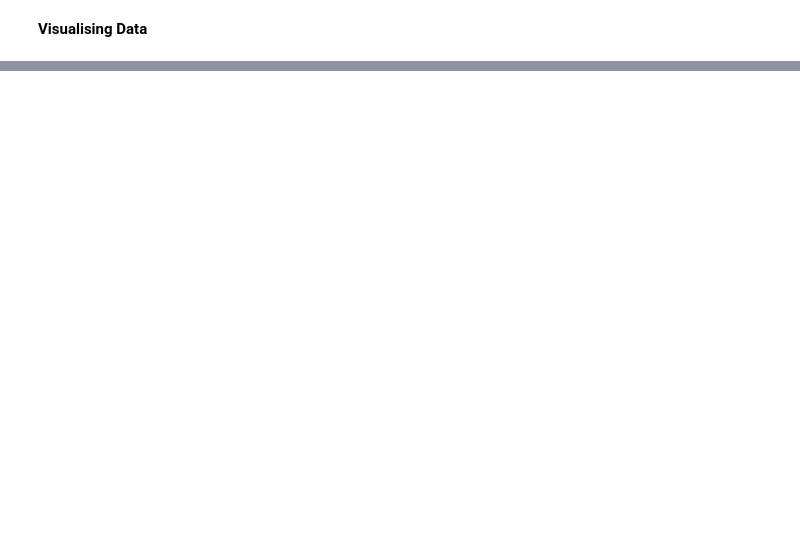
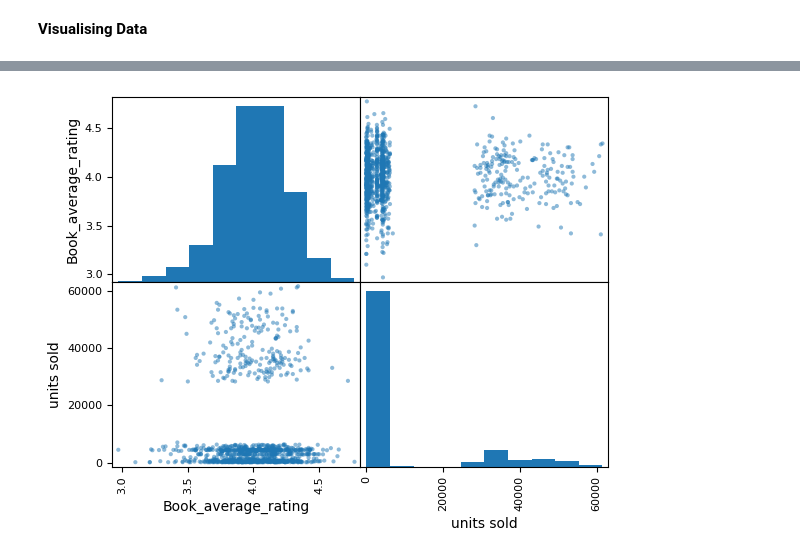
Before and after one commit to Fsrkh/machine-learning-small-projects, a Jupyter notebook: book_sales.ipynb, the cells around one changed output, grey strips where cells are left out. Saved outputs shown, nothing was run; the diff lists cells and outputs as text; code cells hidden in the pictures; blank space fills up the shorter version.

```diff
--- a/book_sales.ipynb
+++ b/book_sales.ipynb
@@ -52,0 +79,7 @@ max    47795.000000       28677.000000    33.860000  1273.000000  61560.000000
+# %%
+from pandas.plotting import scatter_matrix
+
+scatter_matrix(dataset)
+plt.show()
+# %% [output]
+[figure, added]
```
Also changed, not shown: parts of 4 cells of this notebook.
